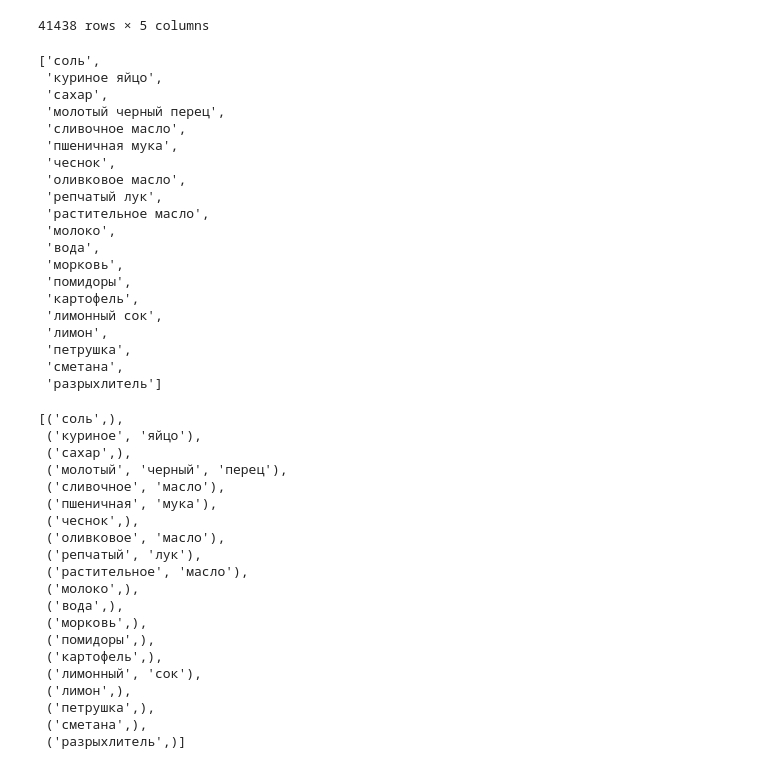
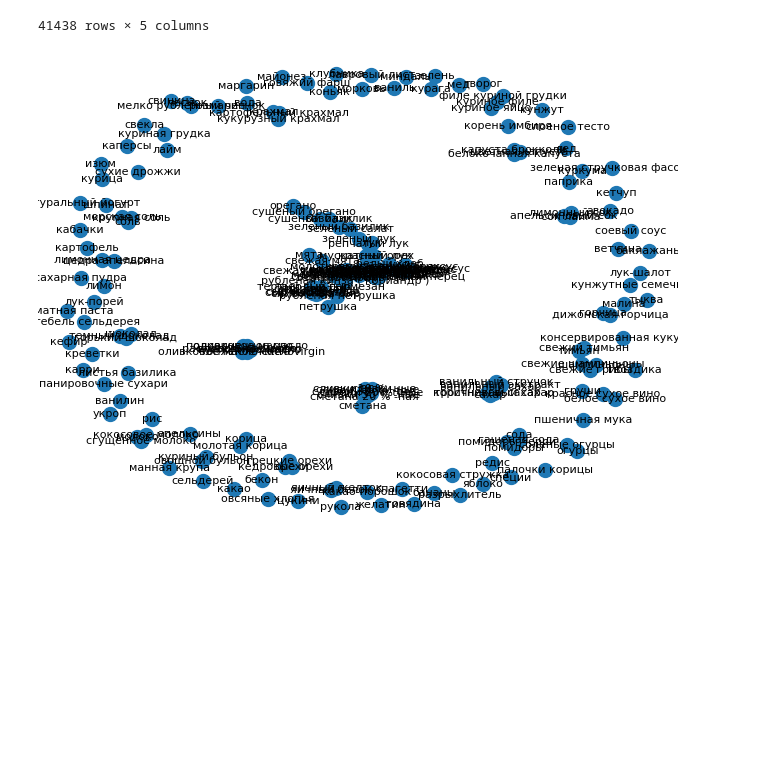
Before and after one commit to heinwol/meal-type-from-ingredients, a Jupyter notebook: nlp_main.ipynb, the cells around one changed output. Cells and saved outputs as stored; diff of their text form; code cells hidden in the pictures; blank space fills up the shorter version.

```diff
--- a/nlp_main.ipynb
+++ b/nlp_main.ipynb
@@ -72,51 +68,28 @@ df
 ingredients_counter = Counter()
 for lst in df['ingredients']:
     ingredients_counter.update(lst)
-first_ingresients, _ = zip(*ingredients_counter.most_common(20))
+first_ingresients, _ = zip(*ingredients_counter.most_common(200))
 first_ingresients = list(first_ingresients)
-first_ingresients
+# first_ingresients
-# %% [output]
-['соль',
- 'куриное яйцо',
- 'сахар',
- 'молотый черный перец',
- 'сливочное масло',
- 'пшеничная мука',
- 'чеснок',
- 'оливковое масло',
- 'репчатый лук',
- 'растительное масло',
- 'молоко',
- 'вода',
- 'морковь',
- 'помидоры',
- 'картофель',
- 'лимонный сок',
- 'лимон',
- 'петрушка',
- 'сметана',
- 'разрыхлитель']
 # %%
 it = lmap(compose(tuple, nltk.word_tokenize), first_ingresients)
-it
+# it
-# %% [output]
-[('соль',),
- ('куриное', 'яйцо'),
- ('сахар',),
- ('молотый', 'черный', 'перец'),
- ('сливочное', 'масло'),
- ('пшеничная', 'мука'),
- ('чеснок',),
- ('оливковое', 'масло'),
- ('репчатый', 'лук'),
- ('растительное', 'масло'),
- ('молоко',),
- ('вода',),
- ('морковь',),
- ('помидоры',),
- ('картофель',),
- ('лимонный', 'сок'),
- ('лимон',),
- ('петрушка',),
- ('сметана',),
- ('разрыхлитель',)]
+# %%
+G = nx.Graph()
+G.add_nodes_from(it)
+for u in G.nodes:
+    for v in G.nodes:
+        if set(u) & set(v) and u != v:
+            G.add_edge(u, v)
+# %%
+plt.close(0)
+plt.figure(0)
+pos = nx.spring_layout(G)
+nx.draw(G, pos, node_size=100)
+nx.draw_networkx_labels(G, pos,
+                        font_size=8,
+                        labels={x: ' '.join(x) for x in G.nodes})
+# plt.axis('tight')
+None
+# %% [output]
+[figure, added]
```
Also changed, not shown: parts of 7 cells of this notebook.
